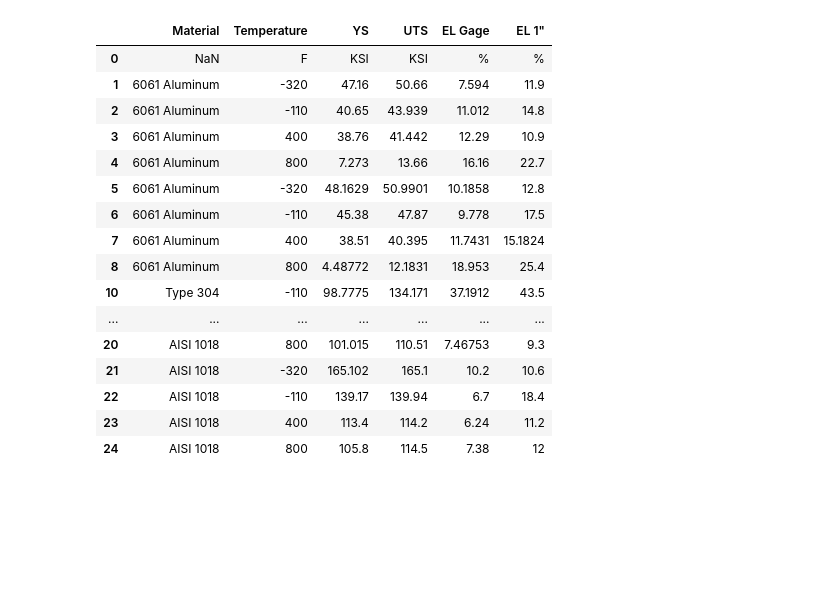
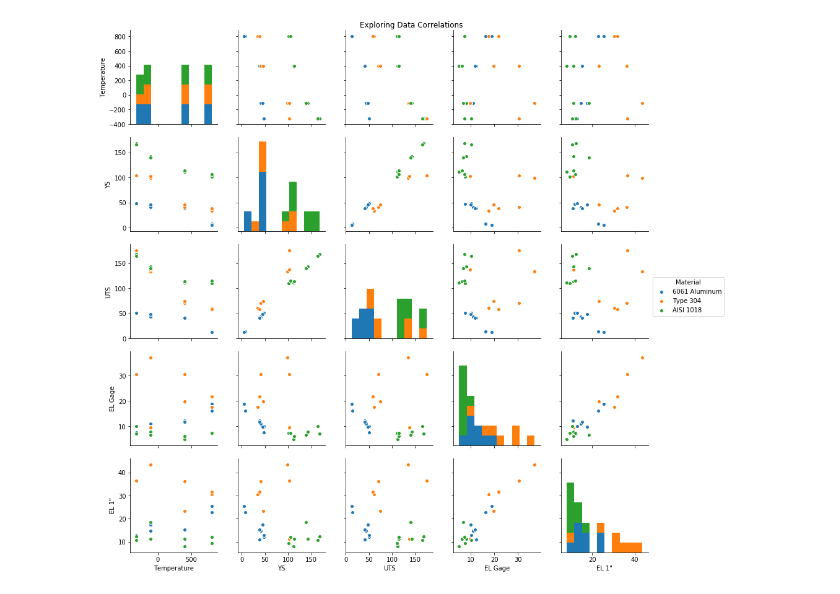
Before and after one commit to Juniper82/PSU_ME_Stuff, a Jupyter notebook: ME365/Labs/Lab 2 data correlation plot.ipynb, the cells around one changed output. Drawn from its saved outputs; the diff is of its cells as text; code cells hidden in the pictures; blank space fills up the shorter version.

```diff
--- a/ME365/Labs/Lab 2 data correlation plot.ipynb
+++ b/ME365/Labs/Lab 2 data correlation plot.ipynb
@@ -35,20 +12,6 @@ g = sns.pairplot(data[1:],hue = 'Material')
-# %%
-dat
-# %% [output]
-|  | Material | Temperature | YS | UTS | EL Gage | EL 1" |
-| 0 | NaN | F | KSI | KSI | % | % |
-| 1 | 6061 Aluminum | -320 | 47.16 | 50.66 | 7.594 | 11.9 |
-| 2 | 6061 Aluminum | -110 | 40.65 | 43.939 | 11.012 | 14.8 |
-| 3 | 6061 Aluminum | 400 | 38.76 | 41.442 | 12.29 | 10.9 |
-| 4 | 6061 Aluminum | 800 | 7.273 | 13.66 | 16.16 | 22.7 |
-| 5 | 6061 Aluminum | -320 | 48.1629 | 50.9901 | 10.1858 | 12.8 |
-| 6 | 6061 Aluminum | -110 | 45.38 | 47.87 | 9.778 | 17.5 |
-| 7 | 6061 Aluminum | 400 | 38.51 | 40.395 | 11.7431 | 15.1824 |
-| 8 | 6061 Aluminum | 800 | 4.48772 | 12.1831 | 18.953 | 25.4 |
-| 10 | Type 304 | -110 | 98.7775 | 134.171 | 37.1912 | 43.5 |
-| ... | ... | ... | ... | ... | ... | ... |
-| 20 | AISI 1018 | 800 | 101.015 | 110.51 | 7.46753 | 9.3 |
-| 21 | AISI 1018 | -320 | 165.102 | 165.1 | 10.2 | 10.6 |
-| 22 | AISI 1018 | -110 | 139.17 | 139.94 | 6.7 | 18.4 |
-| 23 | AISI 1018 | 400 | 113.4 | 114.2 | 6.24 | 11.2 |
-| 24 | AISI 1018 | 800 | 105.8 | 114.5 | 7.38 | 12 |
+# %%
+fig = sns.pairplot(dat[1:],hue = 'Material')
+fig.fig.suptitle('Exploring Data Correlations',y=1)
+fig.savefig('lab2_correlation.png')
+# %% [output]
+[figure, added]
```
Also changed, not shown: parts of 3 cells of this notebook.
